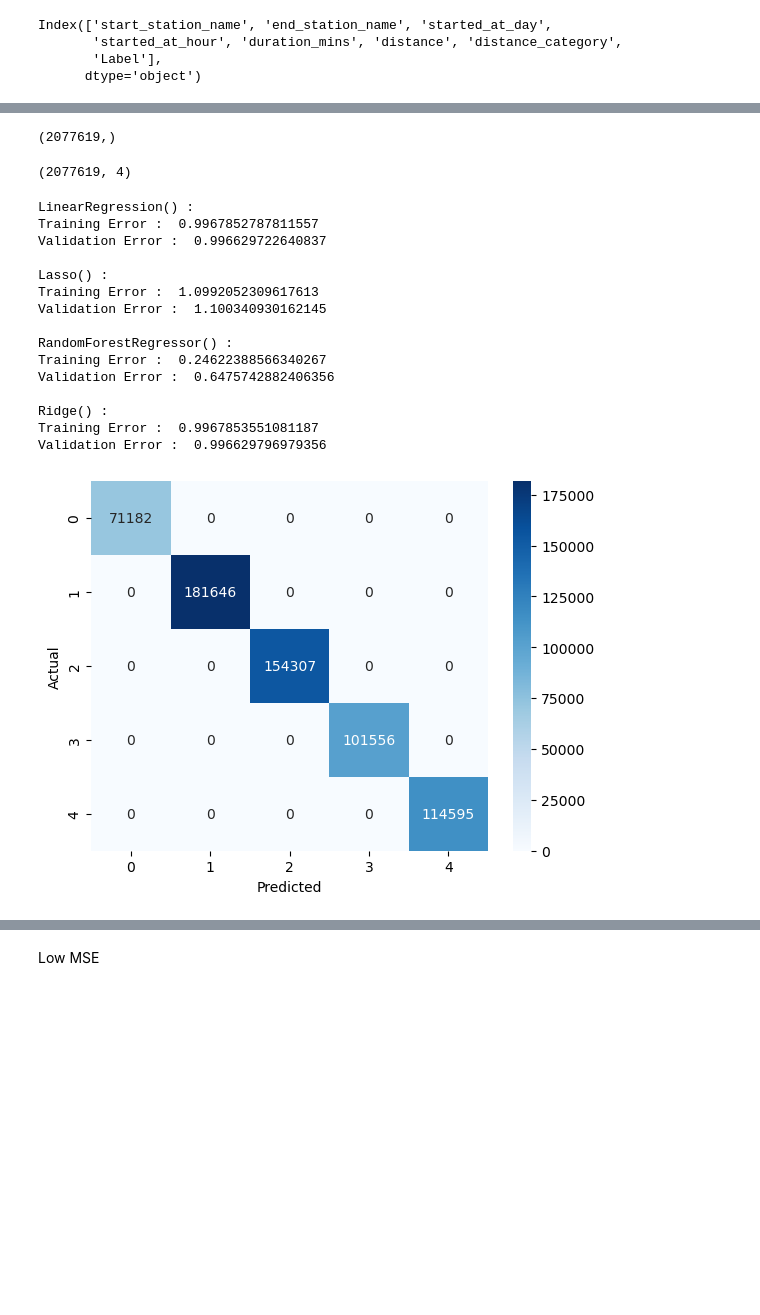
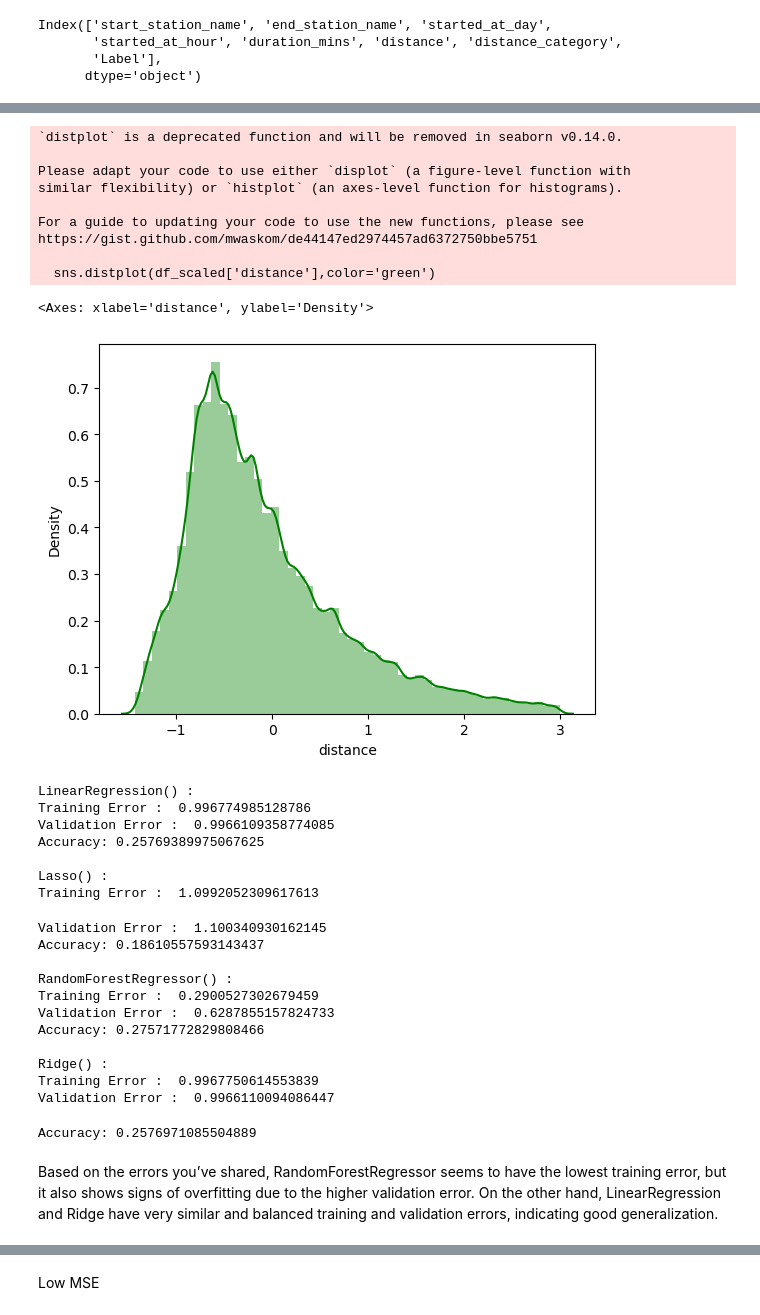
Before and after one commit to Aminetrr/Bike-Ride-Request-Demand-Forecast, a Jupyter notebook: clustering.ipynb, the cells around one changed output, grey strips where cells are left out. Drawn from its saved outputs; the diff is of its cells as text; code cells hidden in the pictures; blank space fills up the shorter version.

```diff
--- a/clustering.ipynb
+++ b/clustering.ipynb
@@ -224,0 +244,14 @@ Index(['start_station_name', 'end_station_name', 'started_at_day',
+# %%
+sns.distplot(df_scaled['distance'],color='green')
+# %% [output]
+`distplot` is a deprecated function and will be removed in seaborn v0.14.0.
+
+Please adapt your code to use either `displot` (a figure-level function with
+similar flexibility) or `histplot` (an axes-level function for histograms).
+
+For a guide to updating your code to use the new functions, please see
+https://gist.github.com/mwaskom/de44147ed2974457ad6372750bbe5751
+
+  sns.distplot(df_scaled['distance'],color='green')
+<Axes: xlabel='distance', ylabel='Density'>
+[figure, added]
@@ -230,11 +264,3 @@ x=df_scaled.drop(columns=['start_station_name', 'end_station_name', 'distance_ca
 y=df_scaled["Label"]
-# %%
-y.shape
-# %% [output]
-(2077619,)
-# %%
-x.shape
-# %% [output]
-(2077619, 4)
 # %%
 xtrain, xtest, ytrain, ytest = train_test_split(x, y, test_size=0.3, random_state=42)
@@ -247,6 +269,9 @@ xtest = scaler.transform(xtest)
 from sklearn.metrics import mean_absolute_error as mae
 from sklearn.linear_model import LinearRegression, Lasso, Ridge
 from sklearn.ensemble import RandomForestRegressor
+from sklearn.metrics import accuracy_score
+from sklearn.preprocessing import KBinsDiscretizer
+
 models = [LinearRegression(),  Lasso(),
           RandomForestRegressor(), Ridge()]
 
@@ -260,31 +285,31 @@ for i in range(4):
 
     y_pred = models[i].predict(xtest)
     print('Validation Error : ', mae(ytest, y_pred))
+    kbins = KBinsDiscretizer(n_bins=3, encode='ordinal', strategy='uniform')
+    y_pred = kbins.fit_transform(y_pred.reshape(-1, 1)).astype(int).ravel()
+    accuracy = accuracy_score(ytest, y_pred)
+
+    print(f"Accuracy: {accuracy}")
     print()
 # %% [output]
 LinearRegression() :
-Training Error :  0.9967852787811557
-Validation Error :  0.996629722640837
+Training Error :  0.996774985128786
+Validation Error :  0.9966109358774085
+Accuracy: 0.25769389975067625
 
 Lasso() :
 Training Error :  1.0992052309617613
-Validation Error :  1.100340930162145
-
-RandomForestRegressor() :
-Training Error :  0.24622388566340267
-Validation Error :  0.6475742882406356
-
-Ridge() :
-Training Error :  0.9967853551081187
-Validation Error :  0.996629796979356
+Validation Error :  1.100340930162145
+Accuracy: 0.18610557593143437
+
+RandomForestRegressor() :
+Training Error :  0.2900527302679459
+Validation Error :  0.6287855157824733
+Accuracy: 0.27571772829808466
+
+Ridge() :
+Training Error :  0.9967750614553839
+Validation Error :  0.9966110094086447
+Accuracy: 0.2576971085504889
-# %%
-# Compute confusion matrix
-cm = confusion_matrix(ytest, y_pred)
-
-# Plot confusion matrix
-sns.heatmap(cm, annot=True, fmt='d', cmap='Blues')
-plt.xlabel('Predicted')
-plt.ylabel('Actual')
-plt.show()
-# %% [output]
-[figure, removed]
+# %% [markdown]
+Based on the errors you’ve shared, RandomForestRegressor seems to have the lowest training error, but it also shows signs of overfitting due to the higher validation error. On the other hand, LinearRegression and Ridge have very similar and balanced training and validation errors, indicating good generalization.
```
Also changed, not shown: parts of 15 cells of this notebook.
